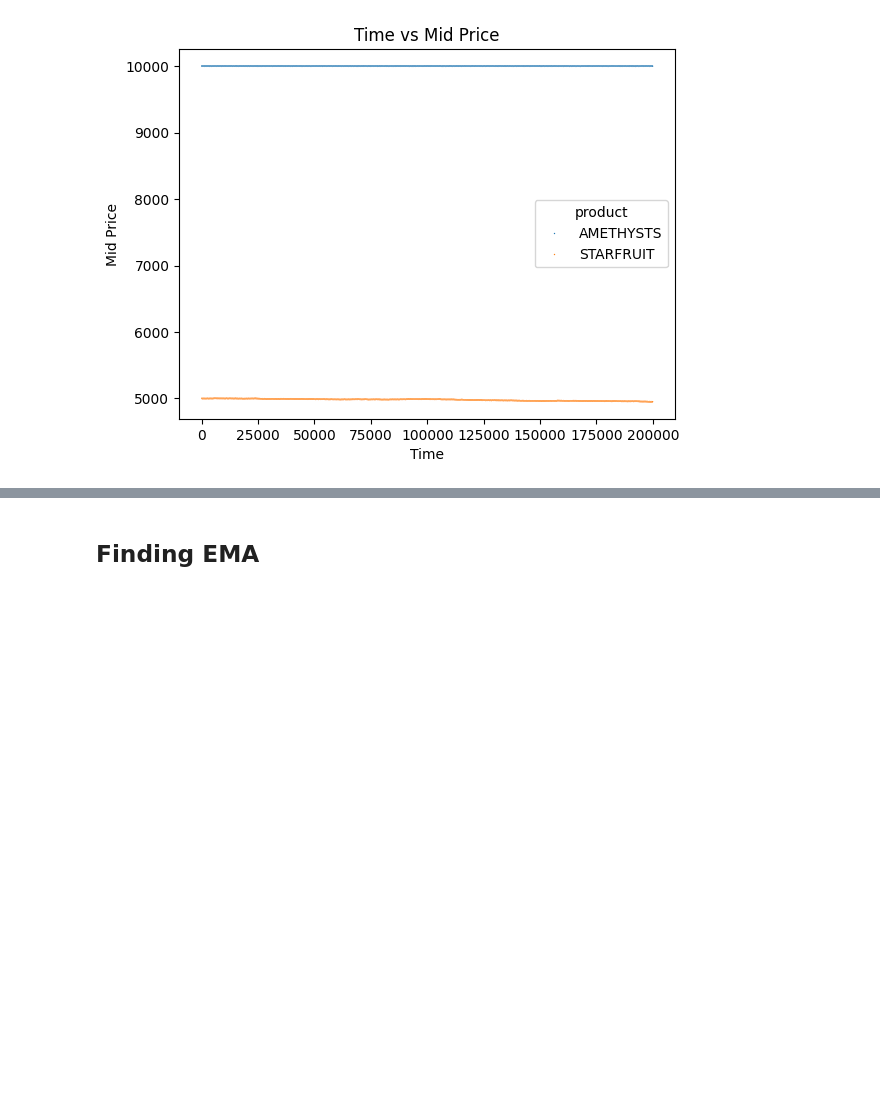
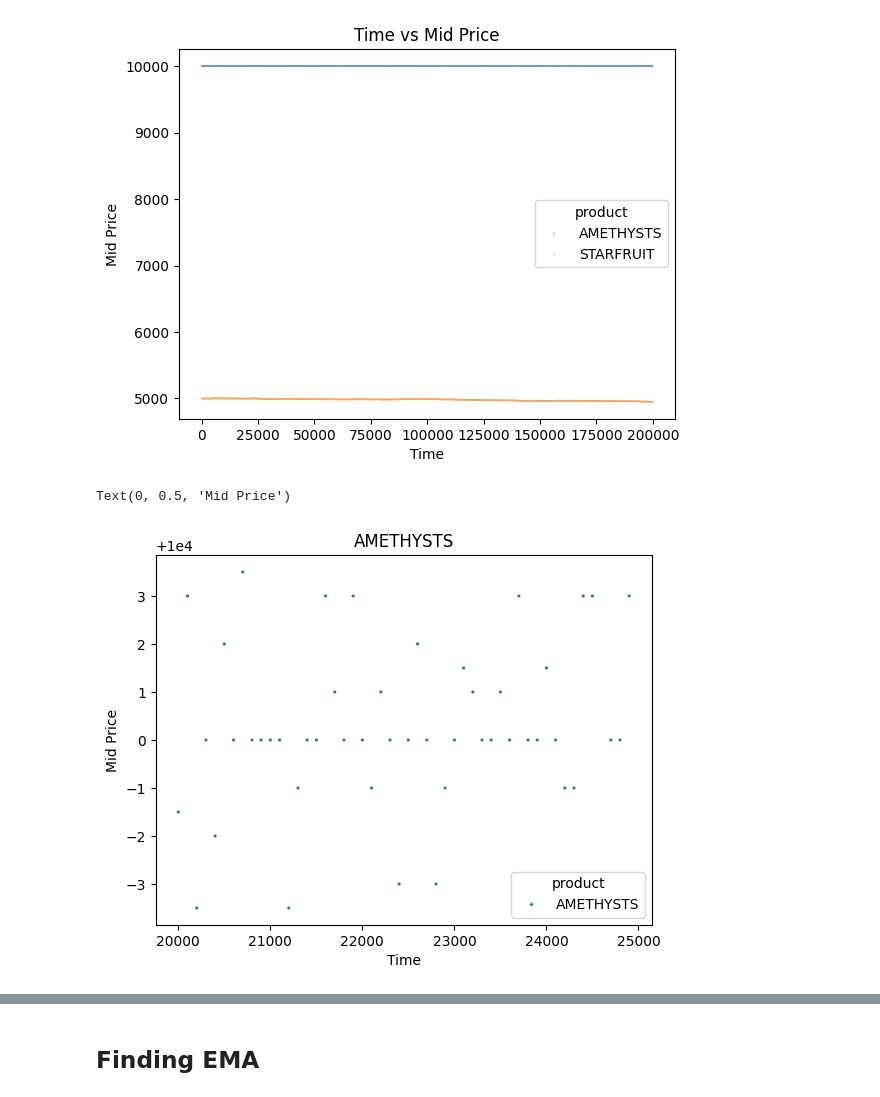
Before and after one commit to VincentG03/IMC-Poverty, a Jupyter notebook: Ziheng/output.ipynb, the cells around one changed output, grey strips where cells are left out. Cells and saved outputs as stored; diff of their text form; code cells hidden in the pictures; blank space fills up the shorter version.

```diff
--- a/Ziheng/output.ipynb
+++ b/Ziheng/output.ipynb
@@ -61,7 +27,10 @@ plt.ylabel('Mid Price')
 Text(0, 0.5, 'Mid Price')
 [figure]
 # %%
-sns.scatterplot(data=df[df['product'] == 'AMETHYSTS'], x='timestamp', y='mid_price', hue='product', s = 2)
+sns.scatterplot(data=df[df['product'] == 'AMETHYSTS'].iloc[200:250], x='timestamp', y='mid_price', hue='product', s = 6)
 plt.title('AMETHYSTS')
 plt.xlabel('Time')
 plt.ylabel('Mid Price')
+# %% [output]
+Text(0, 0.5, 'Mid Price')
+[figure, added]
```
Also changed, not shown: parts of 10 cells of this notebook, 1 other file.
